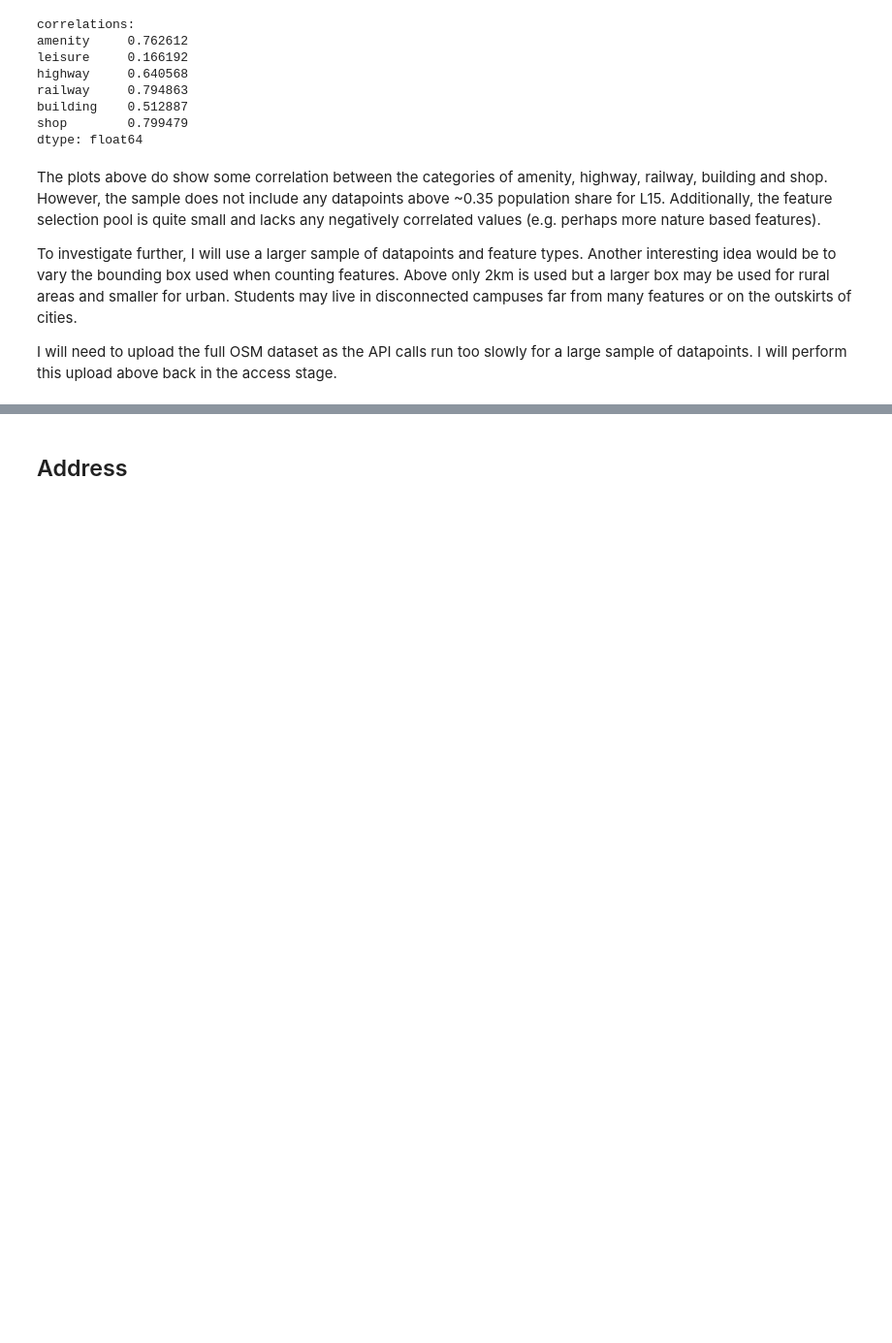
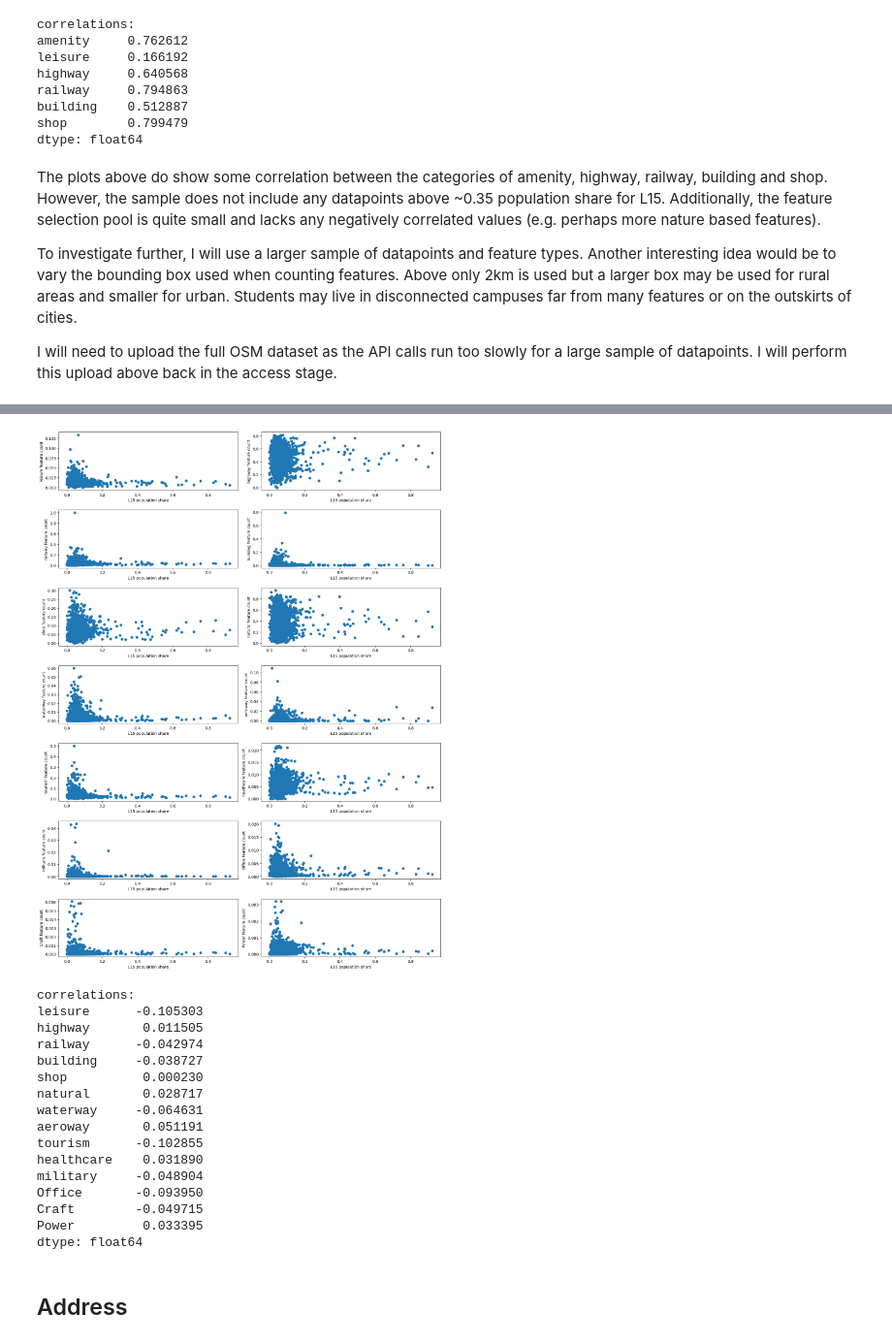
Before and after one commit to jr919cam/jr919_ads_2024, a Jupyter notebook: _notebooks/ads_course_assessment.ipynb, the cells around one changed output, grey strips where cells are left out. Shown at 97% size. Saved outputs shown, nothing was run; the diff lists cells and outputs as text; code cells hidden in the pictures; blank space fills up the shorter version.

```diff
--- a/_notebooks/ads_course_assessment.ipynb
+++ b/_notebooks/ads_course_assessment.ipynb
@@ -810,0 +825,3 @@ feature_counts = {tag:0 for tag in tags.keys()}
+# %%
+norm_feature_counts_df = feature_counts_df.div(feature_counts_df.sum(axis=1), axis=0)
+norm_feature_counts_df
@@ -811,3 +842,35 @@ feature_counts = {tag:0 for tag in tags.keys()}
+# %%
+correlations = norm_feature_counts_df.corrwith(norm_l15['L15'])
+
+# plot scatter graph of feature count against L15 population share
+fig, axs = plt.subplots(7, 2, figsize=(15,20))
+fig.tight_layout(pad=3)
+relevant_features = correlations[correlations.notna()].index
+for ax, feature in zip(axs.flatten(), relevant_features):
+  ax.scatter(norm_l15['L15'], norm_feature_counts_df[feature])
+  ax.set_ylabel(feature + " feature count")
+  ax.set_xlabel("L15 population share")
+plt.show()
+print("correlations: ")
+print(correlations)
+# %% [output]
+[figure, added]
+correlations:
+leisure      -0.105303
+highway       0.011505
+railway      -0.042974
+building     -0.038727
+shop          0.000230
+natural       0.028717
+waterway     -0.064631
+aeroway       0.051191
+tourism      -0.102855
+healthcare    0.031890
+military     -0.048904
+Office       -0.093950
+Craft        -0.049715
+Power         0.033395
+dtype: float64
 # %% [markdown]
 ## Address
 # %%
```
Also changed, not shown: parts of 8 cells of this notebook.
